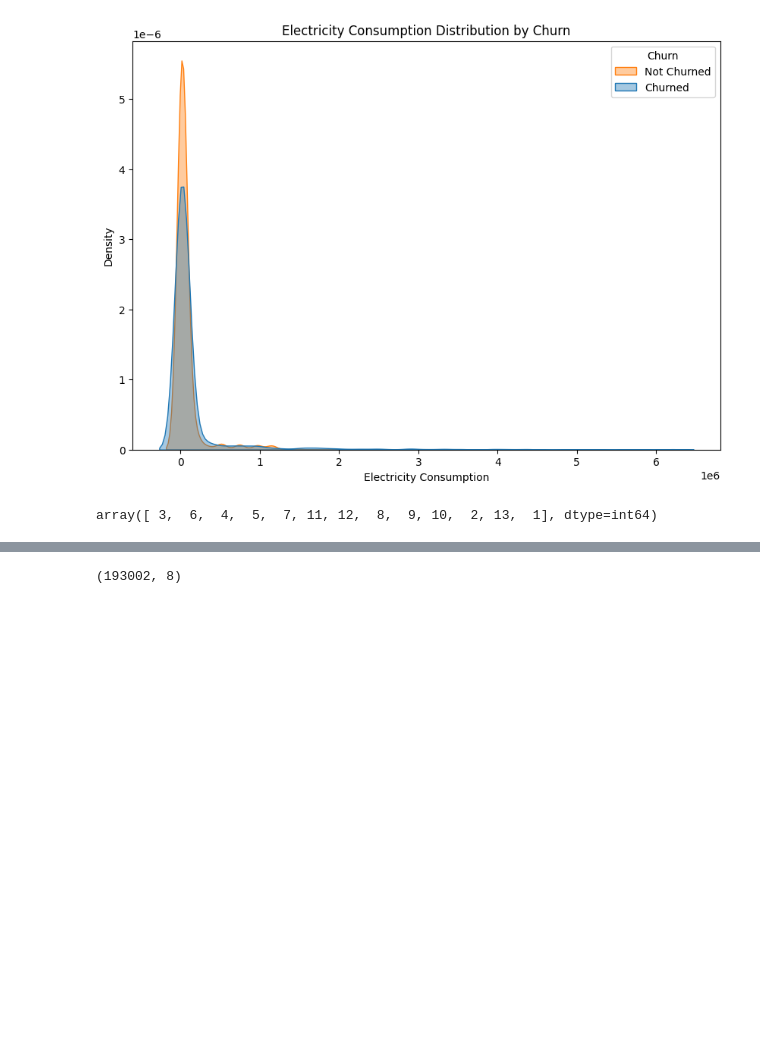
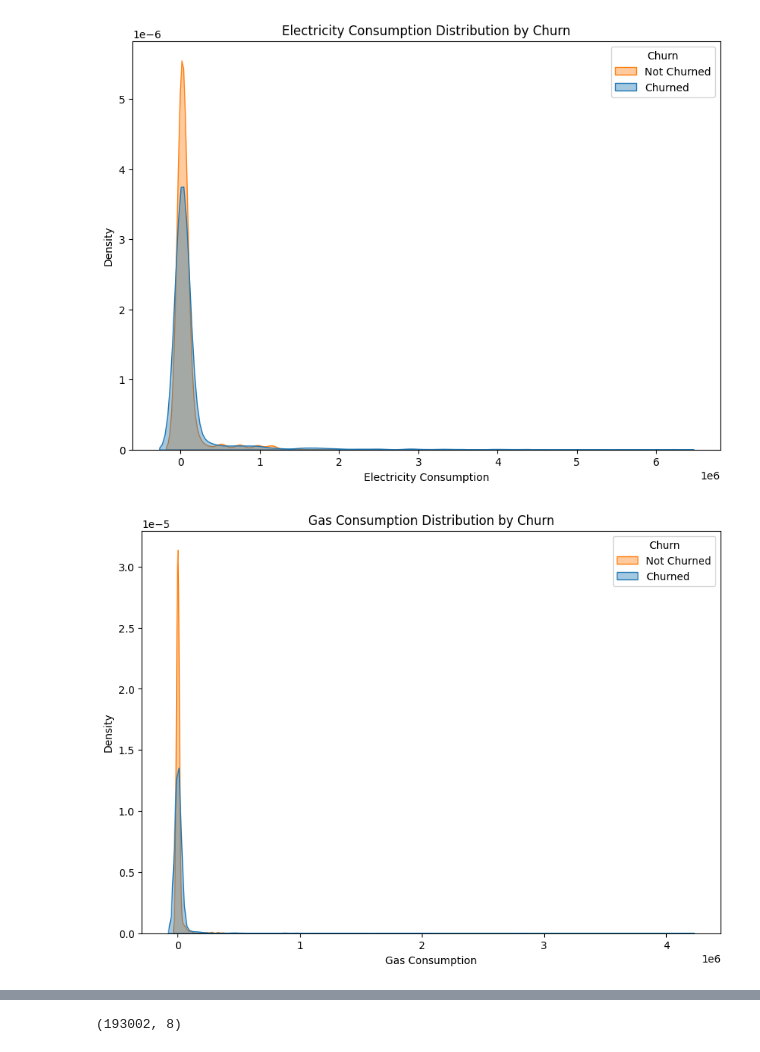
Before and after one commit to data-detectiv/bcg-data-science-job-simulation, a Jupyter notebook: churn_analysis.ipynb, the cells around one changed output, grey strips where cells are left out. Drawn from its saved outputs; the diff is of its cells as text; code cells hidden in the pictures; blank space fills up the shorter version.

```diff
--- a/churn_analysis.ipynb
+++ b/churn_analysis.ipynb
@@ -88,7 +114,3 @@ plt.legend(title="Churn", labels=["Not Churned", "Churned"])
 plt.show()
 # %% [output]
 [figure]
-# %%
-df_client.num_years_antig.unique()
-# %% [output]
-array([ 3,  6,  4,  5,  7, 11, 12,  8,  9, 10,  2, 13,  1], dtype=int64)
@@ -96,0 +117,10 @@ array([ 3,  6,  4,  5,  7, 11, 12,  8,  9, 10,  2, 13,  1], dtype=int64)
+# %%
+plt.figure(figsize=(10, 7))
+sns.kdeplot(df_client, x="cons_gas_12m", hue="churn", fill=True, common_norm=False, alpha=0.4)
+plt.xlabel("Gas Consumption")
+plt.ylabel("Density")
+plt.title("Gas Consumption Distribution by Churn")
+plt.legend(title="Churn", labels=["Not Churned", "Churned"])
+plt.show()
+# %% [output]
+[figure, added]
```
Also changed, not shown: parts of 20 cells of this notebook, 1 other file.
